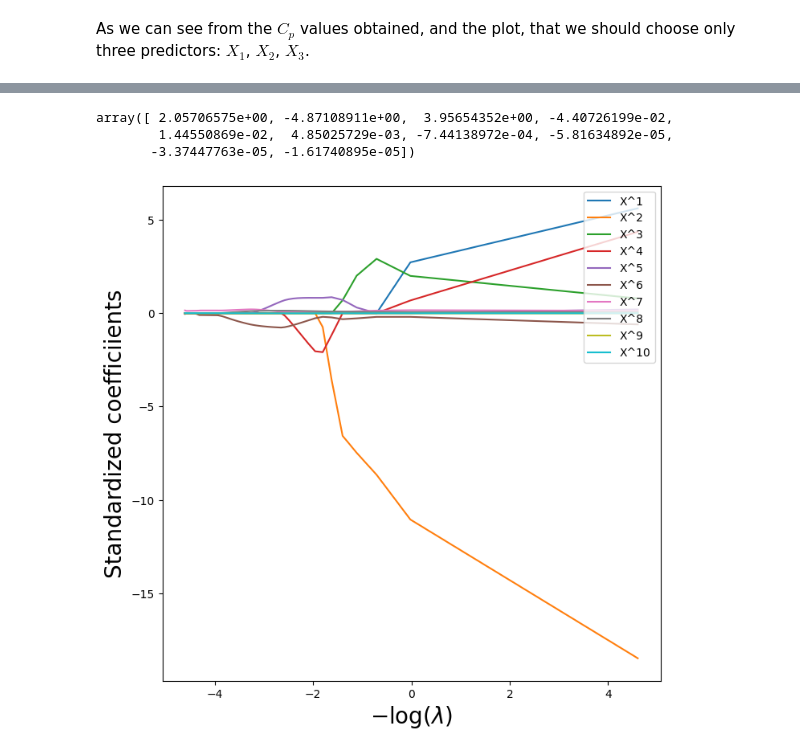
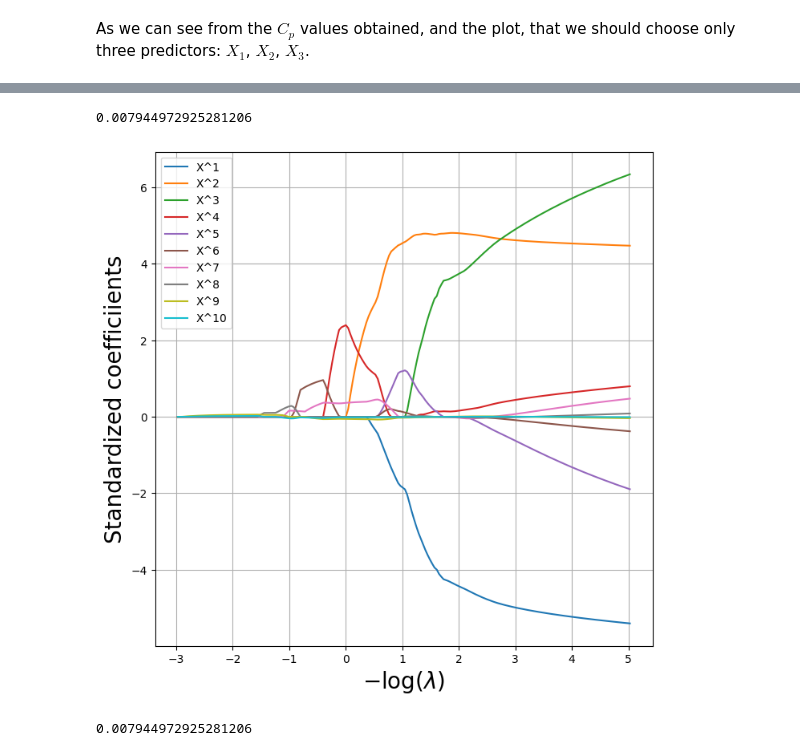
Before and after one commit to deusdevok/ISLP_Python, a Jupyter notebook: Chapter 6/Exercise8.ipynb, the cells around one changed output, grey strips where cells are left out. Saved outputs shown, nothing was run; the diff lists cells and outputs as text; code cells hidden in the pictures.

```diff
--- a/Chapter 6/Exercise8.ipynb
+++ b/Chapter 6/Exercise8.ipynb
@@ -8,6 +10,6 @@ from sklearn.linear_model import LinearRegression, Lasso
 # %%
 rng = np.random.default_rng(0)
-n = 1000
+n = 100
 X = rng.normal(size=n)
 eps = rng.normal(size=n)
 # %%
@@ -17,3 +19,5 @@ X.shape
 # %%
-beta0, beta1, beta2, beta3 = -10, 2, -5, 4
+beta0, beta1, beta2, beta3 = 0, -5, 5, 4
 Y = beta0 + beta1*X + beta2*X**2 + beta3*X**3 + eps
+plt.scatter(X, Y, s=10)
+plt.ylim([-50,50])
@@ -207,28 +167,43 @@ print(max(scores), np.argmax(scores))
-# %%
-lasso = Lasso(alpha=0.01)
-y = data['Y']
-X = data[columns]
-lasso.fit(X, y)
-lasso.coef_
-# %% [output]
-array([ 2.05706575e+00, -4.87108911e+00,  3.95654352e+00, -4.40726199e-02,
-        1.44550869e-02,  4.85025729e-03, -7.44138972e-04, -5.81634892e-05,
-       -3.37447763e-05, -1.61740895e-05])
+# %%
+X = data[columns]
+y = data['Y']
+
+K = 5
+kfold = KFold(K, random_state=0, shuffle=True)
+
+lassoCV = ElasticNetCV(
+    n_alphas=200,
+    l1_ratio=1,
+    cv=kfold,
+    eps=1e-8)
+pipeCV = Pipeline(steps=[
+    ('lasso', lassoCV)])
+pipeCV.fit(X, y)
+tuned_lasso = pipeCV.named_steps['lasso']
+tuned_lasso.alpha_
+# %% [output]
+0.007944972925281206
 # %%
-alphas = np.linspace(0.01, 100, 100)
-lambdas , soln_array = Lasso.path(X,
-    y,
+lambdas , soln_array = Lasso.path(
+    X,
+    Y,
     l1_ratio=1,
-    n_alphas=100,
-    alphas=alphas)[:2]
-soln_path = pd.DataFrame(soln_array.T,
+    n_alphas=200,
+    eps=1e-8)[:2]
+soln_path = pd.DataFrame(
+    soln_array.T,
     columns=columns,
-    index=-np.log(lambdas))
+    index=-np.log10(lambdas))
 
 path_fig, ax = plt.subplots(figsize=(8,8))
 soln_path.plot(ax=ax, legend=False)
-ax.legend(loc='upper right')
+ax.legend(loc='upper left')
 ax.set_xlabel('$-\log(\lambda)$', fontsize=20)
-ax.set_ylabel('Standardized coefficiients', fontsize=20);
+ax.set_ylabel('Standardized coefficiients', fontsize=20)
+ax.grid()
 # %% [output]
-[figure, old version]
+[figure, new version]
+# %%
+tuned_lasso.alpha_
+# %% [output]
+0.007944972925281206
```
Also changed, not shown: parts of 16 cells of this notebook.
